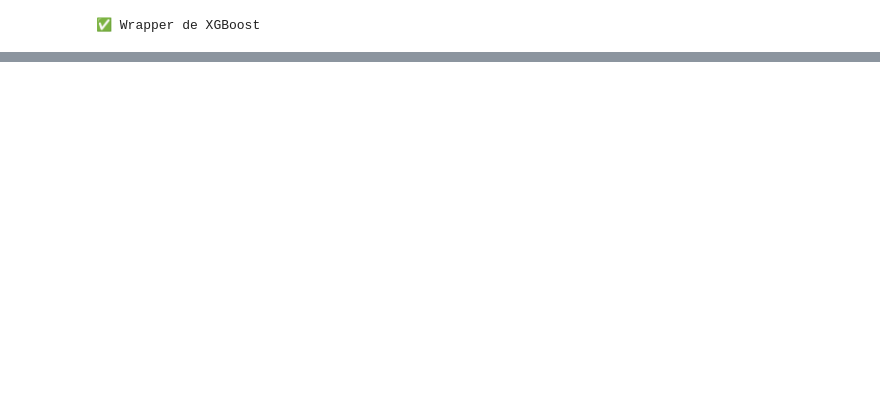
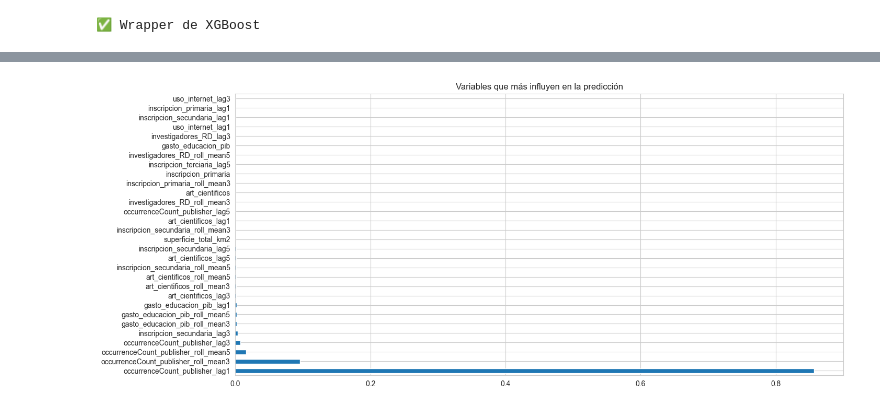
Before and after one commit to rortizgeo/Maestria_CD_Proyecto-Aplicado, a Jupyter notebook: 3_PA_Workflow_Paneldata.ipynb, the cells around one changed output, grey strips where cells are left out. Drawn from its saved outputs; the diff is of its cells as text; code cells hidden in the pictures; blank space fills up the shorter version.

```diff
--- a/3_PA_Workflow_Paneldata.ipynb
+++ b/3_PA_Workflow_Paneldata.ipynb
@@ -1167,0 +1203,14 @@ display(df_comparative.style.format(format_dict).background_gradient(subset=['Ga
+# %%
+import pandas as pd
+import matplotlib.pyplot as plt
+
+# Obtener importancia de variables
+importances = final_model.feature_importances_
+feat_imp = pd.Series(importances, index=features_tabular).sort_values(ascending=False)
+
+# Graficar las 15 más importantes
+feat_imp.head(30).plot(kind='barh')
+plt.title("Variables que más influyen en la predicción")
+plt.show()
+# %% [output]
+[figure, added]
```
Also changed, not shown: parts of 12 cells of this notebook, 1 other file.
